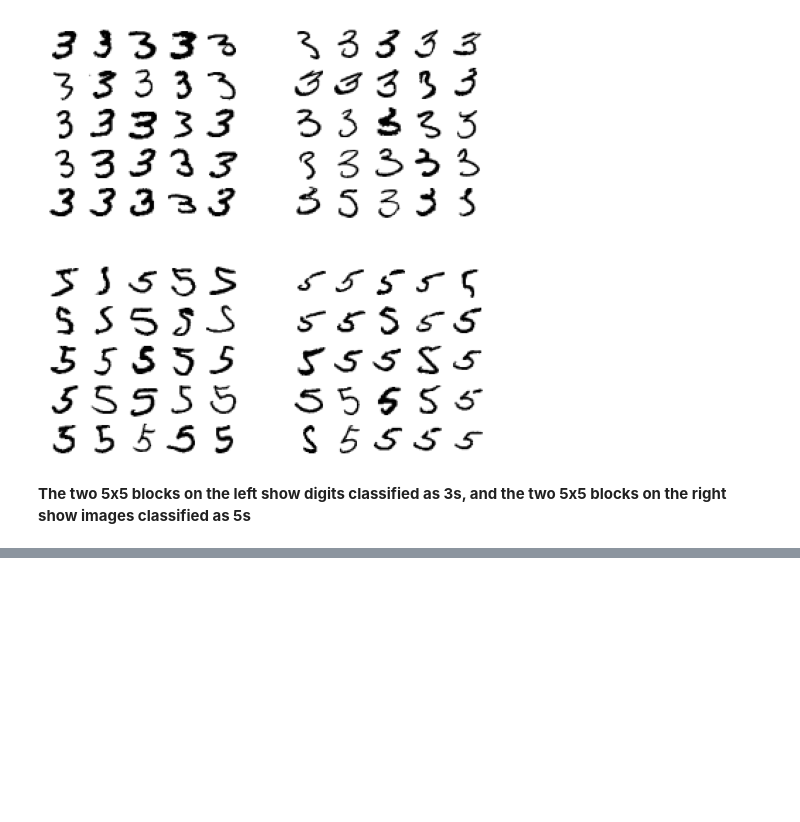
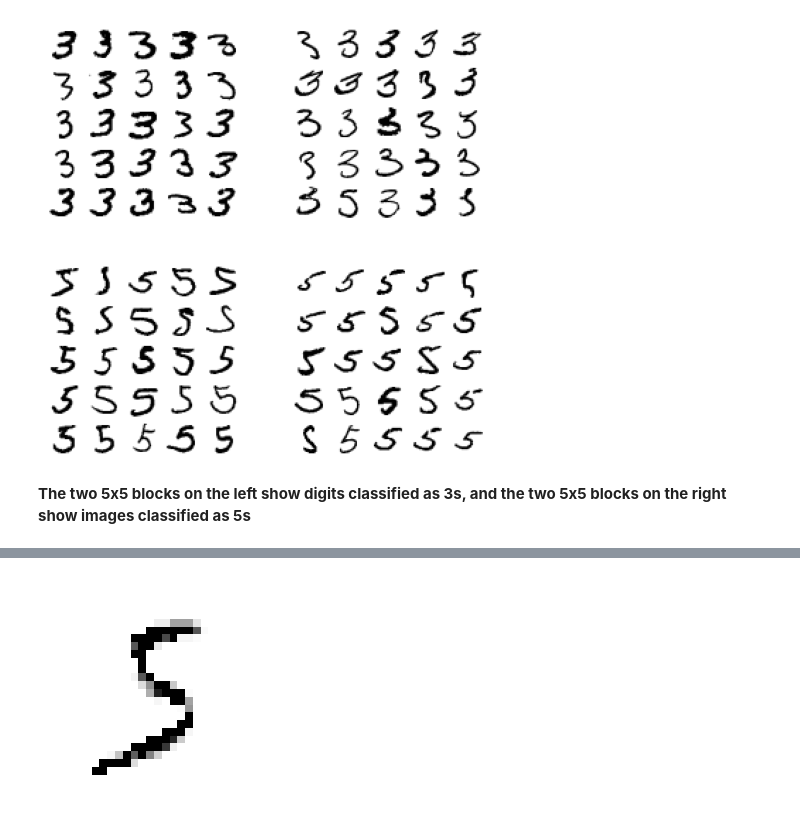
Before and after one commit to HyerQuality/O-Reilly-Hands-On-Machine-Learning, a Jupyter notebook: Chapter 3/Chapter 3 - Classification.ipynb, the cells around one changed output, grey strips where cells are left out. Saved outputs shown, nothing was run; the diff lists cells and outputs as text; code cells hidden in the pictures; blank space fills up the shorter version.

```diff
--- a/Chapter 3/Chapter 3 - Classification.ipynb
+++ b/Chapter 3/Chapter 3 - Classification.ipynb
@@ -441,0 +498,12 @@ plt.show()
+# %%
+'''This is a multioutput example because for each pixel in the 28x28 image the output needs to be a value between 0 and 256.
+So there are 28x28 different labels for each image with 256 different label values each'''
+
+knn_clf.fit(X_train_mod, y_train_mod)
+clean_digit = knn_clf.predict([check.flatten()])
+plt.imshow(clean_digit.reshape(28,28), cmap='binary')
+plt.axis('off')
+plt.show()
+# Not too bad
+# %% [output]
+[figure, added]
```
Also changed, not shown: parts of 10 cells of this notebook.
